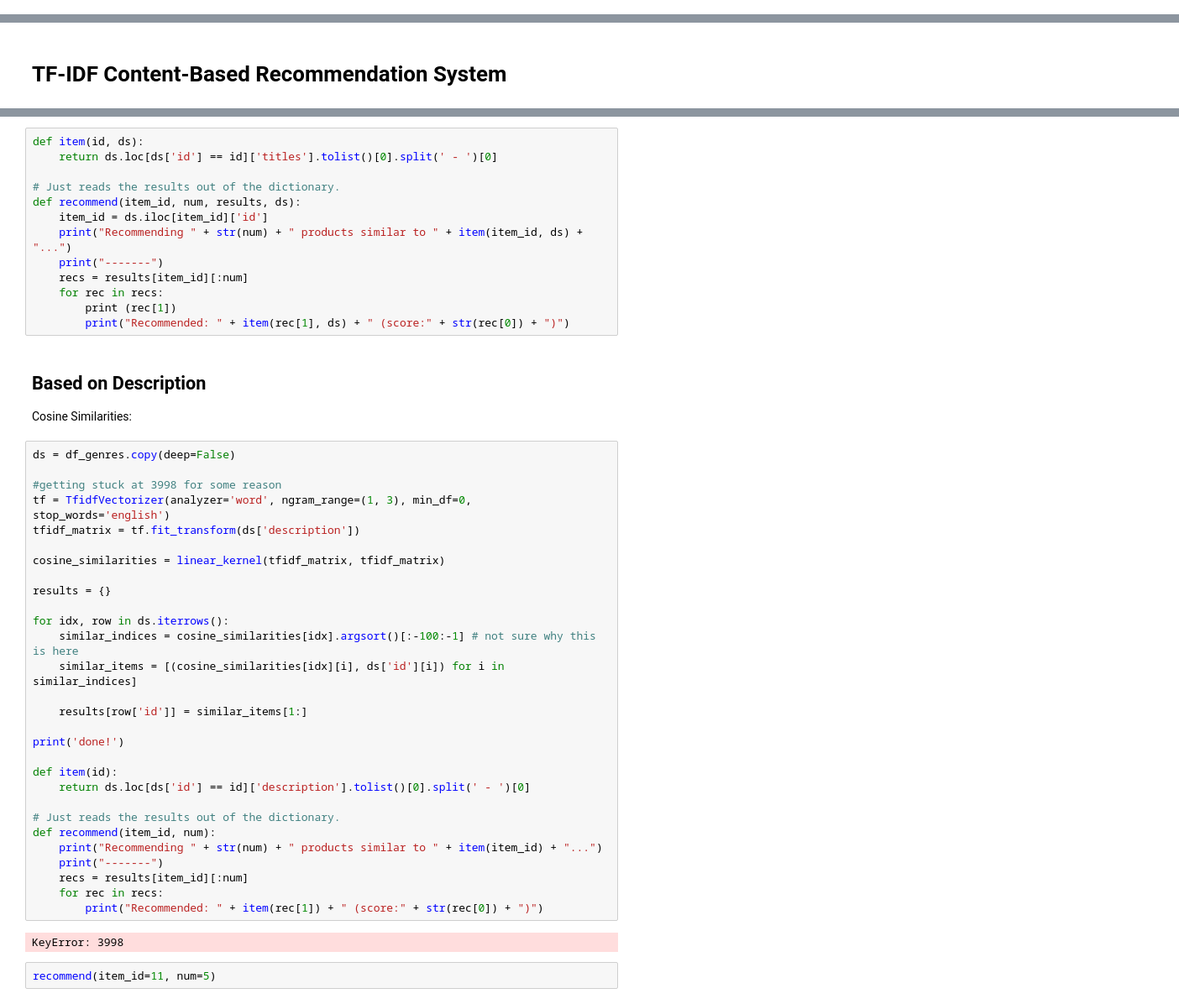
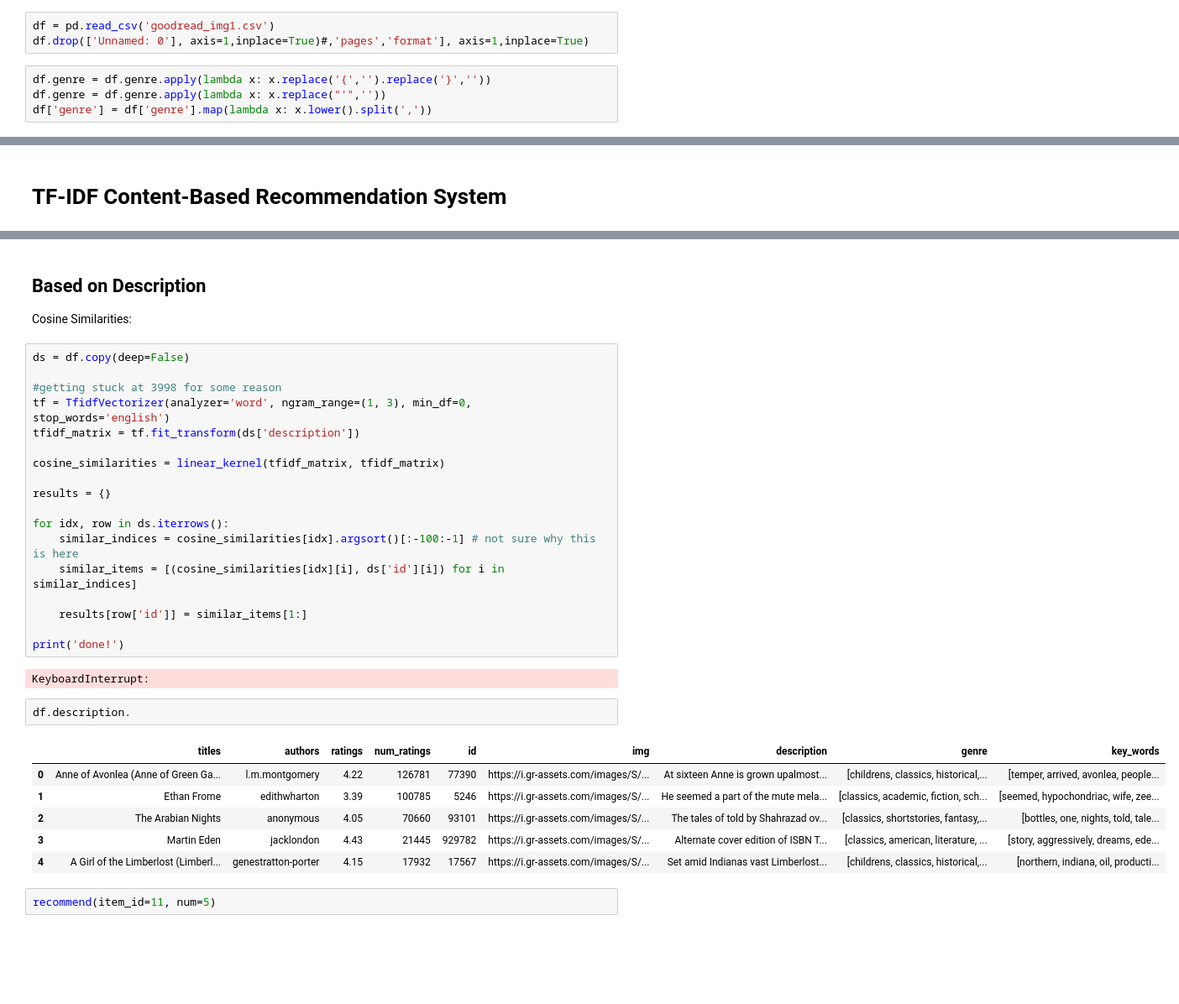
Before and after one commit to rebecca-hh-rosen/your_next_pageturner_backend, a Jupyter notebook: Data_Cleaning_and_EDA.ipynb, the cells around one changed output, grey strips where cells are left out. Shown: that part at 84% size. Cells and saved outputs as stored; diff of their text form; blank space fills up the shorter version.

```diff
--- a/Data_Cleaning_and_EDA.ipynb
+++ b/Data_Cleaning_and_EDA.ipynb
@@ -47,3 +68,10 @@ df_genres['genre'] = df_genres['genre'].map(lambda x: x.lower().split(','))
+# %%
+df = pd.read_csv('goodread_img1.csv')
+df.drop(['Unnamed: 0'], axis=1,inplace=True)#,'pages','format'], axis=1,inplace=True)
+# %%
+df.genre = df.genre.apply(lambda x: x.replace('{','').replace('}',''))
+df.genre = df.genre.apply(lambda x: x.replace("'",''))
+df['genre'] = df['genre'].map(lambda x: x.lower().split(','))
 # %% [markdown]
 ## NLP cleaning
 
@@ -114,21 +103,8 @@ from scipy import stats
-# %%
-def item(id, ds):
-    return ds.loc[ds['id'] == id]['titles'].tolist()[0].split(' - ')[0]
-
-# Just reads the results out of the dictionary.
-def recommend(item_id, num, results, ds):
-    item_id = ds.iloc[item_id]['id']
-    print("Recommending " + str(num) + " products similar to " + item(item_id, ds) + "...")
-    print("-------")
-    recs = results[item_id][:num]
-    for rec in recs:
-        print (rec[1])
-        print("Recommended: " + item(rec[1], ds) + " (score:" + str(rec[0]) + ")")
 # %% [markdown]
 ## Based on Description
 Cosine Similarities:
 # %%
-ds = df_genres.copy(deep=False)
+ds = df.copy(deep=False)
 
 #getting stuck at 3998 for some reason
 tf = TfidfVectorizer(analyzer='word', ngram_range=(1, 3), min_df=0, stop_words='english')
@@ -145,18 +121,16 @@ for idx, row in ds.iterrows():
     results[row['id']] = similar_items[1:]
 
 print('done!')
-
-def item(id):
-    return ds.loc[ds['id'] == id]['description'].tolist()[0].split(' - ')[0]
-
-# Just reads the results out of the dictionary.
-def recommend(item_id, num):
-    print("Recommending " + str(num) + " products similar to " + item(item_id) + "...")
-    print("-------")
-    recs = results[item_id][:num]
-    for rec in recs:
-        print("Recommended: " + item(rec[1]) + " (score:" + str(rec[0]) + ")")
 # %% [output]
-KeyError: 3998
+KeyboardInterrupt:
+# %%
+df.description.
+# %% [output]
+|  | titles | authors | ratings | num_ratings | id | img | description | genre | key_words |
+| 0 | Anne of Avonlea (Anne of Green Ga... | l.m.montgomery | 4.22 | 126781 | 77390 | https://i.gr-assets.com/images/S/... | At sixteen Anne is grown upalmost... | [childrens, classics, historical,... | [temper, arrived, avonlea, people... |
+| 1 | Ethan Frome | edithwharton | 3.39 | 100785 | 5246 | https://i.gr-assets.com/images/S/... | He seemed a part of the mute mela... | [classics, academic, fiction, sch... | [seemed, hypochondriac, wife, zee... |
+| 2 | The Arabian Nights | anonymous | 4.05 | 70660 | 93101 | https://i.gr-assets.com/images/S/... | The tales of told by Shahrazad ov... | [classics, shortstories, fantasy,... | [bottles, one, nights, told, tale... |
+| 3 | Martin Eden | jacklondon | 4.43 | 21445 | 929782 | https://i.gr-assets.com/images/S/... | Alternate cover edition of ISBN T... | [classics, american, literature, ... | [story, aggressively, dreams, ede... |
+| 4 | A Girl of the Limberlost (Limberl... | genestratton-porter | 4.15 | 17932 | 17567 | https://i.gr-assets.com/images/S/... | Set amid Indianas vast Limberlost... | [childrens, classics, historical,... | [northern, indiana, oil, producti... |
 # %%
 recommend(item_id=11, num=5)
```
Also changed, not shown: parts of 27 cells of this notebook, 7 other files.
